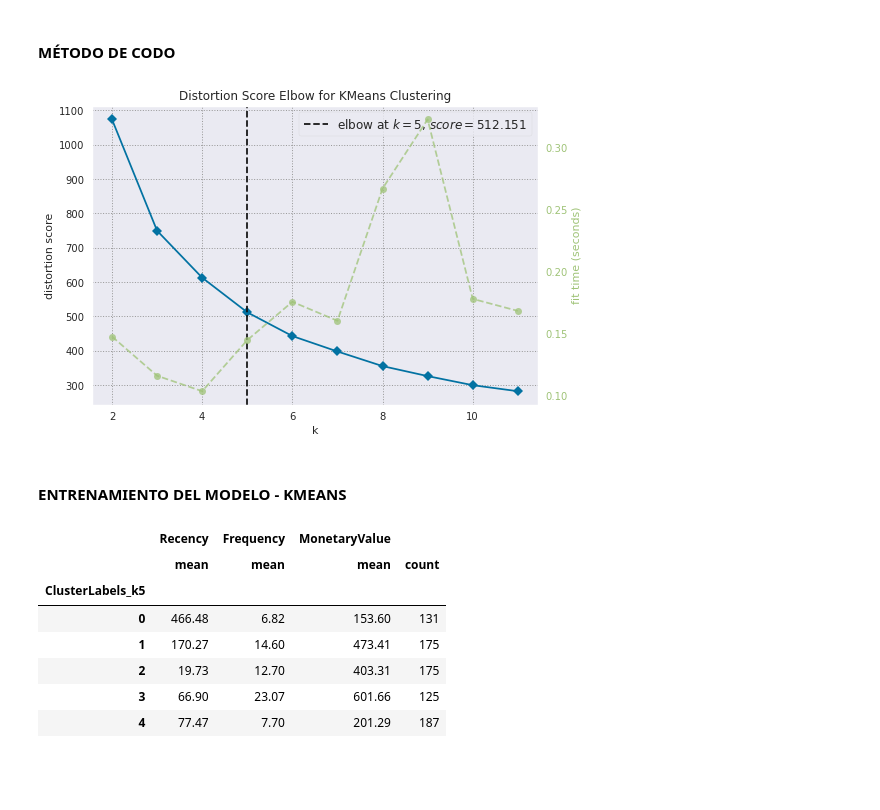
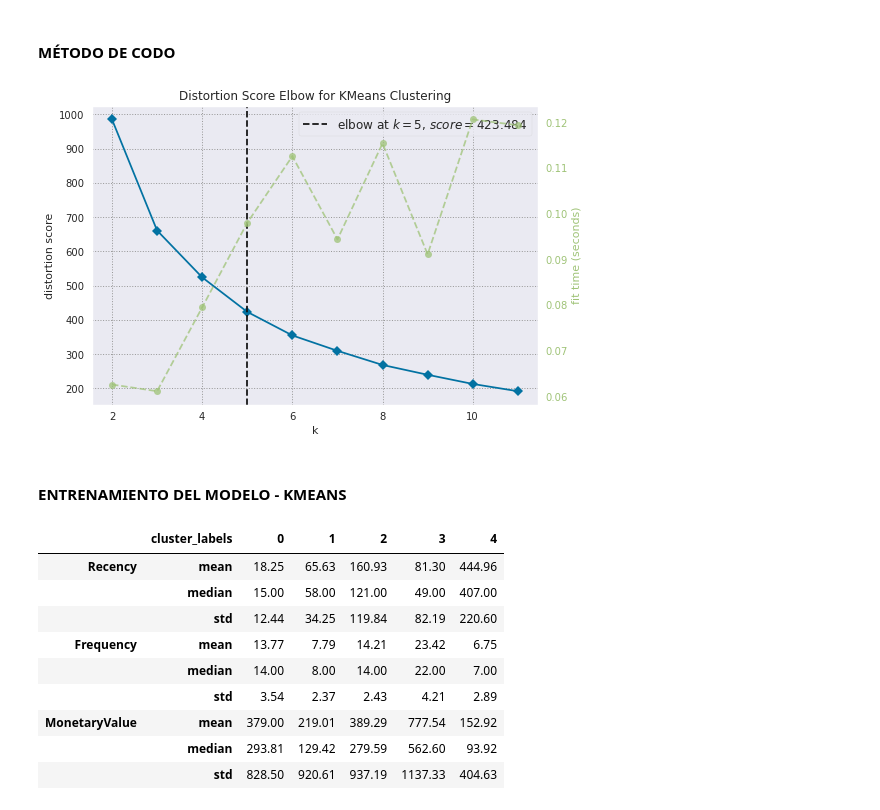
Before and after one commit to PabloJRW/super_store_projects, a Jupyter notebook: notebooks/2.1 KMeans.ipynb, the cells around one changed output. Cells and saved outputs as stored; diff of their text form; code cells hidden in the pictures; blank space fills up the shorter version.

```diff
--- a/notebooks/2.1 KMeans.ipynb
+++ b/notebooks/2.1 KMeans.ipynb
@@ -26,7 +28,7 @@ sns.set_style("darkgrid", {"grid.color": ".6", "grid.linestyle": ":"})
 ## CARGA Y EXPLORACIÓN DE DATOS
 # %%
 # DATA PATH
-DATA_PATH = os.path.join('../datasets/processed/rfm_dataset.csv')
+DATA_PATH = os.path.join('..','datasets','processed','rfm_dataset.csv')
 # %%
 # Carga de datos
 data = pd.read_csv(DATA_PATH, index_col='Customer ID')
@@ -79,7 +81,7 @@ pt = PowerTransformer(method='box-cox')
 ms = MinMaxScaler(feature_range=(-3,3))
 
 transformer = ColumnTransformer(transformers=[('box-cox', pt, ['Recency']),
-                              ('standarizer', ms, [1, 2])])
+                              ('minmax', ms, ['Frequency', 'MonetaryValue'])])
 
 scaled = transformer.fit_transform(data)
 
@@ -105,3 +107,7 @@ scaled.describe().T
 plotDistributions(scaled, 'Distribución de las variables transformadas')
 # %% [output]
 [figure]
+# %%
+pca = PCA(n_components=2, random_state=0)
+scaled_pca = pca.fit_transform(scaled)
+pca.explained_variance_ratio_
@@ -112,15 +120,15 @@ plotDistributions(scaled, 'Distribución de las variables transformadas')
 # %%
 # MÉTODO DE CODO
 # ============================================================================
 
 model = KMeans()
 visualizer = KElbowVisualizer(model, k=(2,12))
 
-visualizer.fit(scaled)        # Fit the data to the visualizer
+visualizer.fit(scaled_pca)        # Fit the data to the visualizer
 visualizer.show()        # Finalize and render the figure
 plt.show()
 # %% [output]
-[figure, old version]
+[figure, new version]
 # %% [markdown]
 #### ENTRENAMIENTO DEL MODELO - KMEANS
 # %%
@@ -128,20 +136,22 @@ plt.show()
 kmeans_model = KMeans(n_clusters=5)
 
 # Modelo entrenado
-kmeans_model.fit_transform(scaled)
+kmeans_model.fit_transform(scaled_pca)
 
-data['ClusterLabels_k5'] = kmeans_model.labels_
+data['cluster_labels'] = kmeans_model.labels_
 
-kmeansData = data.groupby('ClusterLabels_k5').agg({'Recency':'mean',
-                                           'Frequency':'mean',
-                                           'MonetaryValue':['mean','count']})
-kmeansData
+kmeansData = data.groupby('cluster_labels').agg({'Recency':['mean','median','std'],
+                                           'Frequency':['mean','median','std'],
+                                           'MonetaryValue':['mean','median','std']})
+kmeansData.T
 # %% [output]
-|  | Recency | Frequency | MonetaryValue |  |
-|  | mean | mean | mean | count |
-| ClusterLabels_k5 |  |  |  |  |
-| 0 | 466.48 | 6.82 | 153.60 | 131 |
-| 1 | 170.27 | 14.60 | 473.41 | 175 |
-| 2 | 19.73 | 12.70 | 403.31 | 175 |
-| 3 | 66.90 | 23.07 | 601.66 | 125 |
-| 4 | 77.47 | 7.70 | 201.29 | 187 |
+|  | cluster_labels | 0 | 1 | 2 | 3 | 4 |
+| Recency | mean | 18.25 | 65.63 | 160.93 | 81.30 | 444.96 |
+|  | median | 15.00 | 58.00 | 121.00 | 49.00 | 407.00 |
+|  | std | 12.44 | 34.25 | 119.84 | 82.19 | 220.60 |
+| Frequency | mean | 13.77 | 7.79 | 14.21 | 23.42 | 6.75 |
+|  | median | 14.00 | 8.00 | 14.00 | 22.00 | 7.00 |
+|  | std | 3.54 | 2.37 | 2.43 | 4.21 | 2.89 |
+| MonetaryValue | mean | 379.00 | 219.01 | 389.29 | 777.54 | 152.92 |
+|  | median | 293.81 | 129.42 | 279.59 | 562.60 | 93.92 |
+|  | std | 828.50 | 920.61 | 937.19 | 1137.33 | 404.63 |
```
Also changed, not shown: parts of 5 cells of this notebook, 11 other files.
